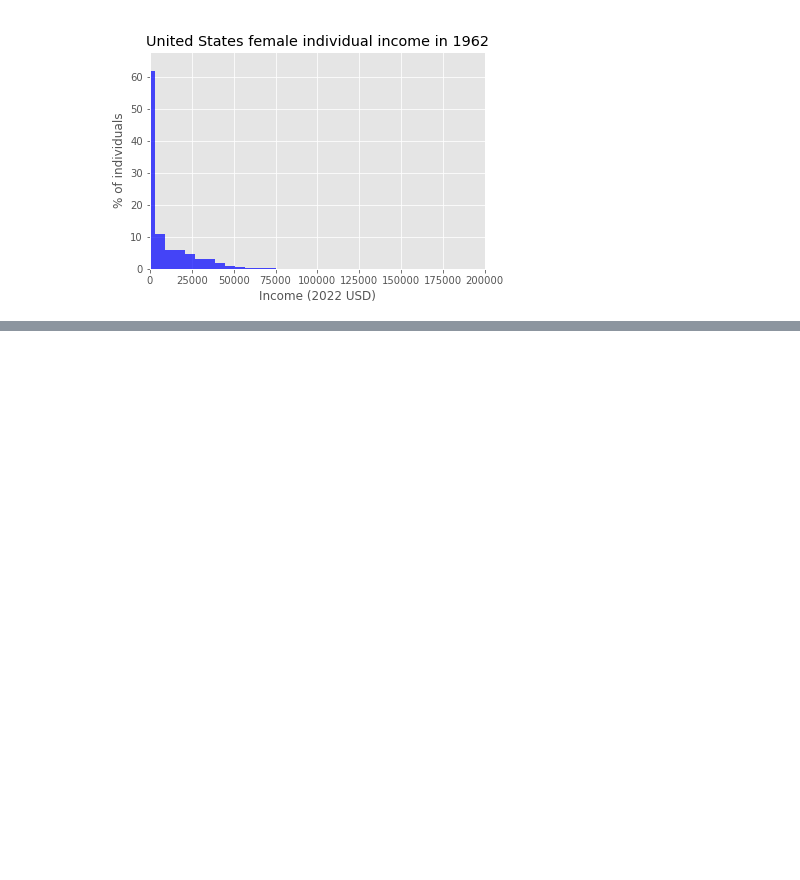
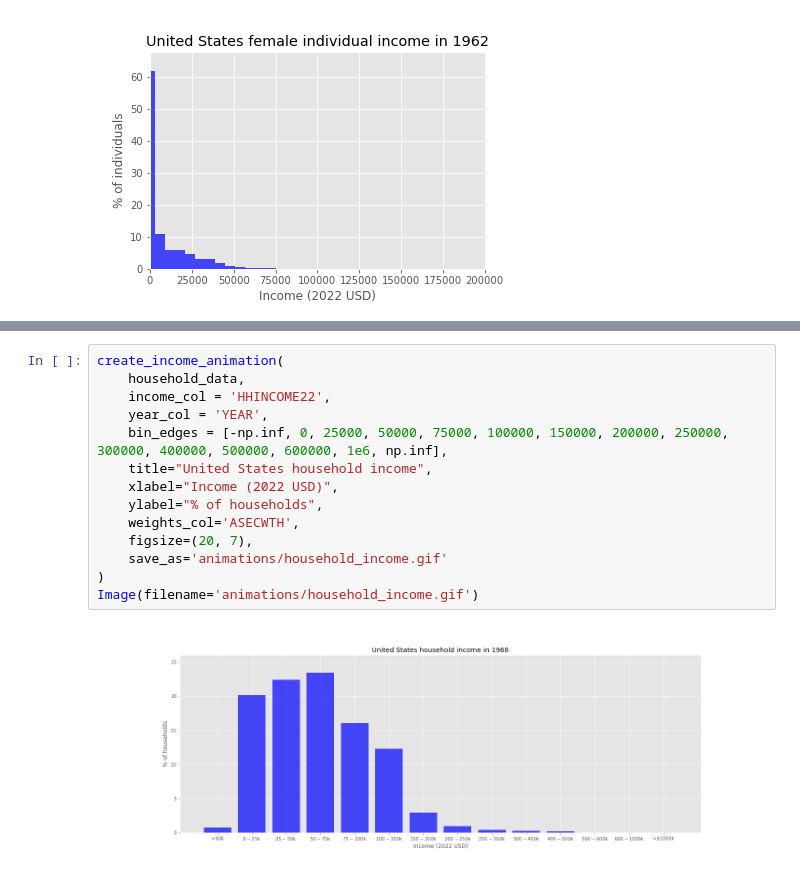
Before and after one commit to hamishhuggard/us-income-visualisations, a Jupyter notebook: ipums/cross-sectional/create-animations.ipynb, the cells around one changed output, grey strips where cells are left out. Drawn from its saved outputs; the diff is of its cells as text; blank space fills up the shorter version.

```diff
--- a/ipums/cross-sectional/create-animations.ipynb
+++ b/ipums/cross-sectional/create-animations.ipynb
@@ -553,0 +679,16 @@ Image(filename='animations/female_income.gif')
+# %%
+create_income_animation(
+    household_data,
+    income_col = 'HHINCOME22',
+    year_col = 'YEAR',
+    bin_edges = [-np.inf, 0, 25000, 50000, 75000, 100000, 150000, 200000, 250000, 300000, 400000, 500000, 600000, 1e6, np.inf],
+    title="United States household income",
+    xlabel="Income (2022 USD)",
+    ylabel="% of households",
+    weights_col='ASECWTH',
+    figsize=(20, 7),
+    save_as='animations/household_income.gif'
+)
+Image(filename='animations/household_income.gif')
+# %% [output]
+[figure, added]
```
Also changed, not shown: parts of 9 cells of this notebook.
